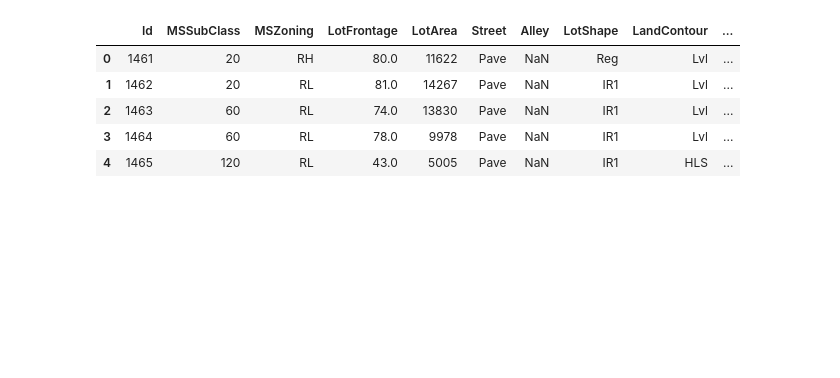
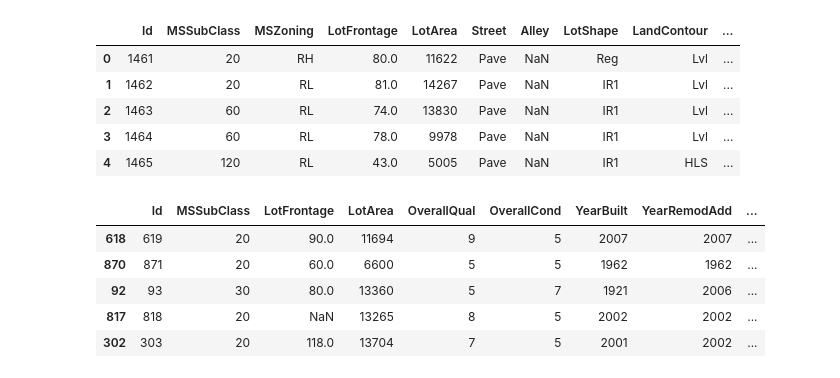
Before and after one commit to shanksghub/House-prices-ipynb, a Jupyter notebook: House price IOWA.ipynb, the cells around one changed output. Saved outputs shown, nothing was run; the diff lists cells and outputs as text; code cells hidden in the pictures; blank space fills up the shorter version.

```diff
--- a/House price IOWA.ipynb
+++ b/House price IOWA.ipynb
@@ -234,3 +228,35 @@ test_preds = rf_model_on_full_data.predict(test_X)
 output = pd.DataFrame({'Id': test_data.Id,
                        'SalePrice': test_preds})
 output.to_csv('submission.csv', index=False)
+# %%
+import pandas as pd
+from sklearn.model_selection import train_test_split
+
+url = 'https://raw.githubusercontent.com/shanksghub/House-prices-ipynb/master/train(1).csv'
+# Fill in the line below to read the file into a variable home_data
+X_full = pd.read_csv(url)
+test_data_path = 'https://raw.githubusercontent.com/shanksghub/House-prices-ipynb/master/test.csv'
+X_test_full = pd.read_csv(test_data_path)
+
+
+# Remove rows with missing target, separate target from predictors
+X_full.dropna(axis=0, subset=['SalePrice'], inplace=True)
+y = X_full.SalePrice
+X_full.drop(['SalePrice'], axis=1, inplace=True)
+
+# To keep things simple, we'll use only numerical predictors
+X = X_full.select_dtypes(exclude=['object'])
+X_test = X_test_full.select_dtypes(exclude=['object'])
+
+# Break off validation set from training data
+X_train, X_valid, y_train, y_valid = train_test_split(X, y, train_size=0.8, test_size=0.2,
+                                                      random_state=0)
+# %%
+X_train.head()
+# %% [output]
+|  | Id | MSSubClass | LotFrontage | LotArea | OverallQual | OverallCond | YearBuilt | YearRemodAdd | ... |
+| 618 | 619 | 20 | 90.0 | 11694 | 9 | 5 | 2007 | 2007 | ... |
+| 870 | 871 | 20 | 60.0 | 6600 | 5 | 5 | 1962 | 1962 | ... |
+| 92 | 93 | 30 | 80.0 | 13360 | 5 | 7 | 1921 | 2006 | ... |
+| 817 | 818 | 20 | NaN | 13265 | 8 | 5 | 2002 | 2002 | ... |
+| 302 | 303 | 20 | 118.0 | 13704 | 7 | 5 | 2001 | 2002 | ... |
```
Also changed, not shown: parts of 45 cells of this notebook.
